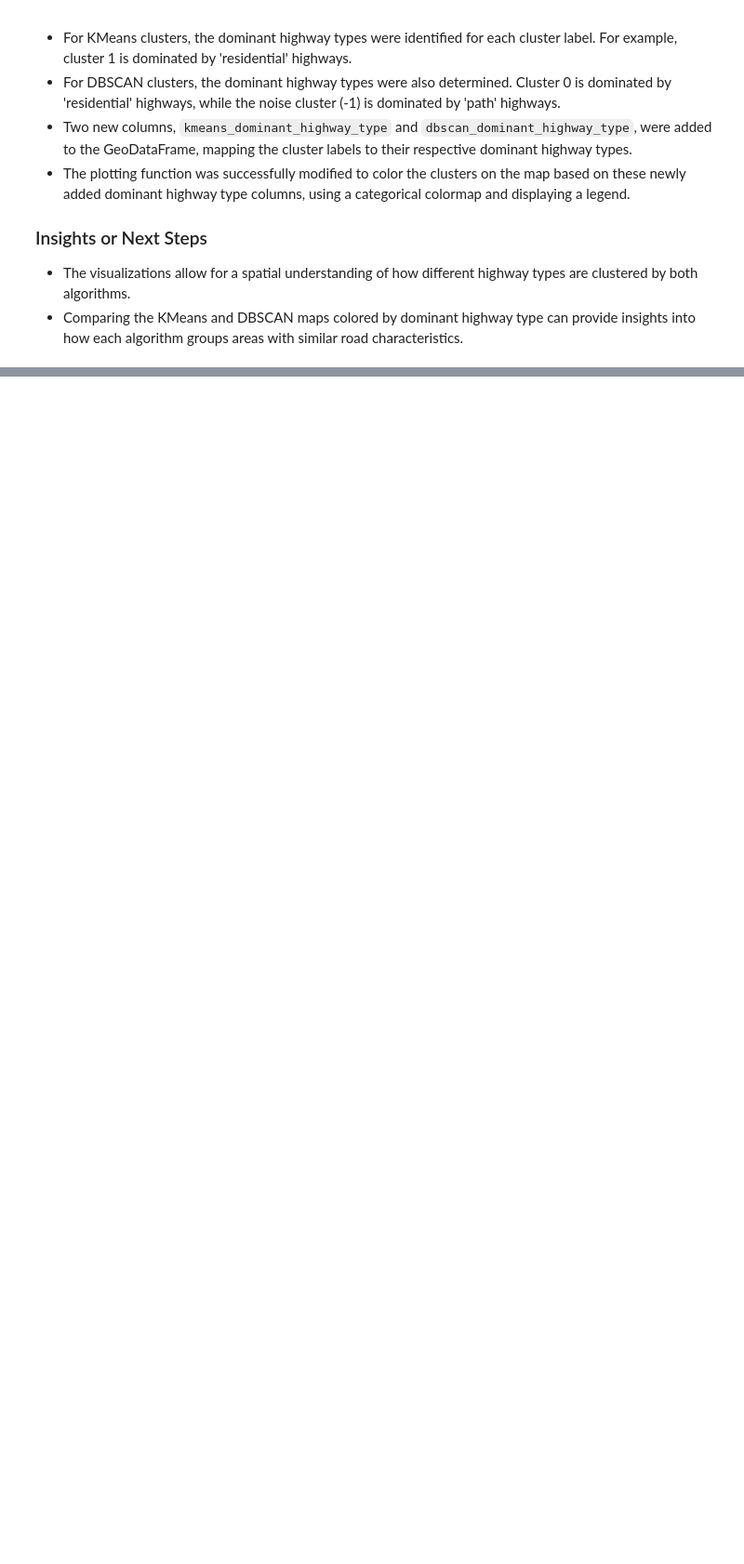
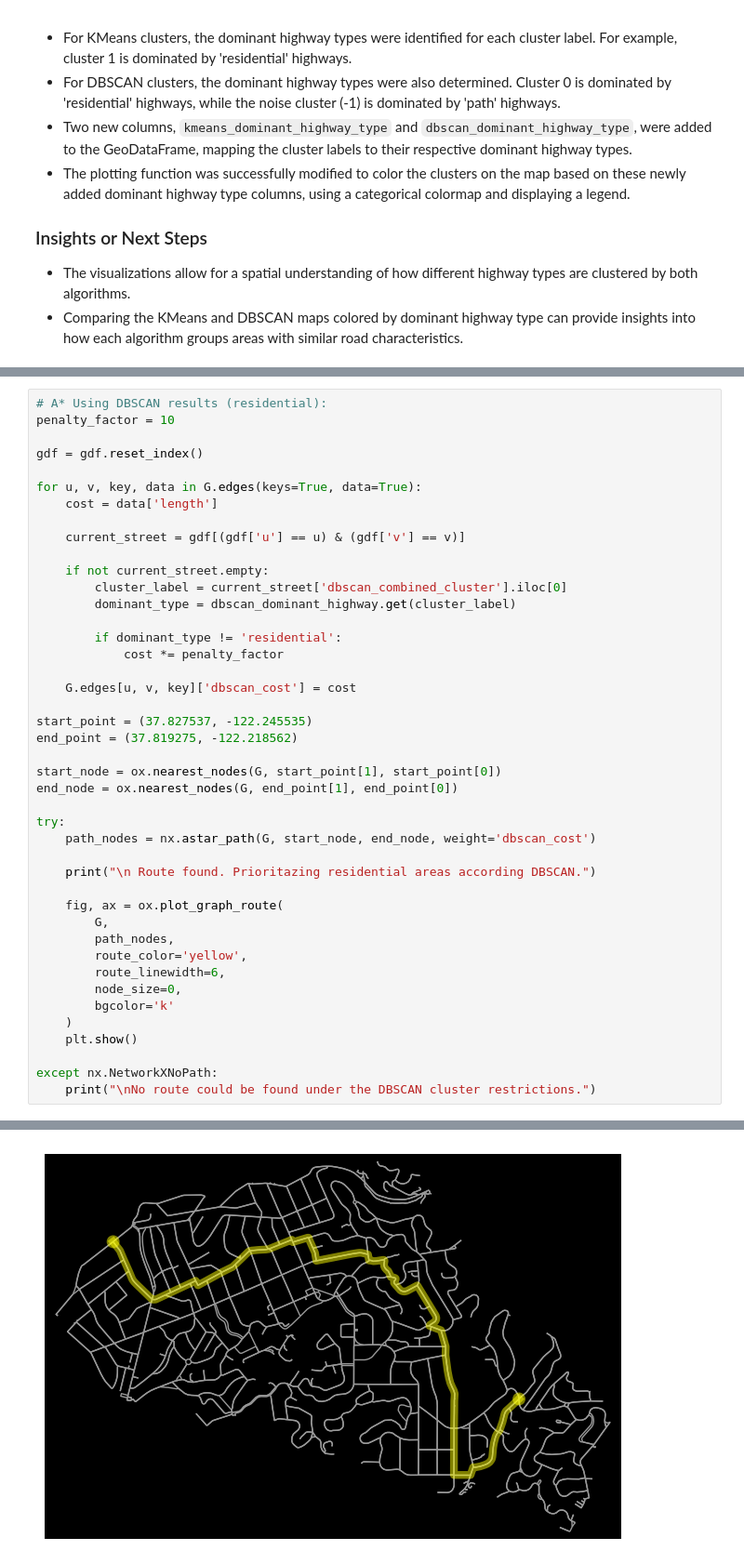
Before and after one commit to narel14/AAI-501-Grp-7, a Jupyter notebook: aai_501_final_project.ipynb, the cells around one changed output, grey strips where cells are left out. Shown at 93% size. Cells and saved outputs as stored; diff of their text form; blank space fills up the shorter version.

```diff
--- a/aai_501_final_project.ipynb
+++ b/aai_501_final_project.ipynb
@@ -256,0 +293,44 @@ plot_clusters(gdf)
+# %%
+# A* Using DBSCAN results (residential):
+penalty_factor = 10
+
+gdf = gdf.reset_index()
+
+for u, v, key, data in G.edges(keys=True, data=True):
+    cost = data['length']
+
+    current_street = gdf[(gdf['u'] == u) & (gdf['v'] == v)]
+
+    if not current_street.empty:
+        cluster_label = current_street['dbscan_combined_cluster'].iloc[0]
+        dominant_type = dbscan_dominant_highway.get(cluster_label)
+
+        if dominant_type != 'residential':
+            cost *= penalty_factor
+
+    G.edges[u, v, key]['dbscan_cost'] = cost
+
+start_point = (37.827537, -122.245535)
+end_point = (37.819275, -122.218562)
+
+start_node = ox.nearest_nodes(G, start_point[1], start_point[0])
+end_node = ox.nearest_nodes(G, end_point[1], end_point[0])
+
+try:
+    path_nodes = nx.astar_path(G, start_node, end_node, weight='dbscan_cost')
+
+    print("\n Route found. Prioritazing residential areas according DBSCAN.")
+
+    fig, ax = ox.plot_graph_route(
+        G,
+        path_nodes,
+        route_color='yellow',
+        route_linewidth=6,
+        node_size=0,
+        bgcolor='k'
+    )
+    plt.show()
+
+except nx.NetworkXNoPath:
+    print("\nNo route could be found under the DBSCAN cluster restrictions.")
+# %% [output]
@@ -256,0 +338 @@ plot_clusters(gdf)
+[figure, added]
```
Also changed, not shown: parts of 7 cells of this notebook.
